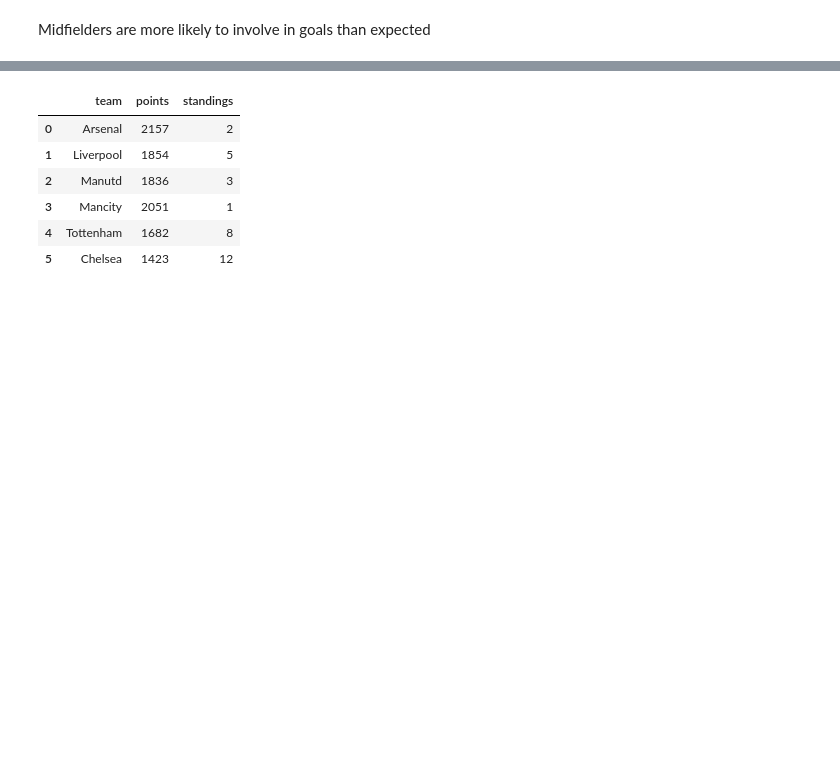
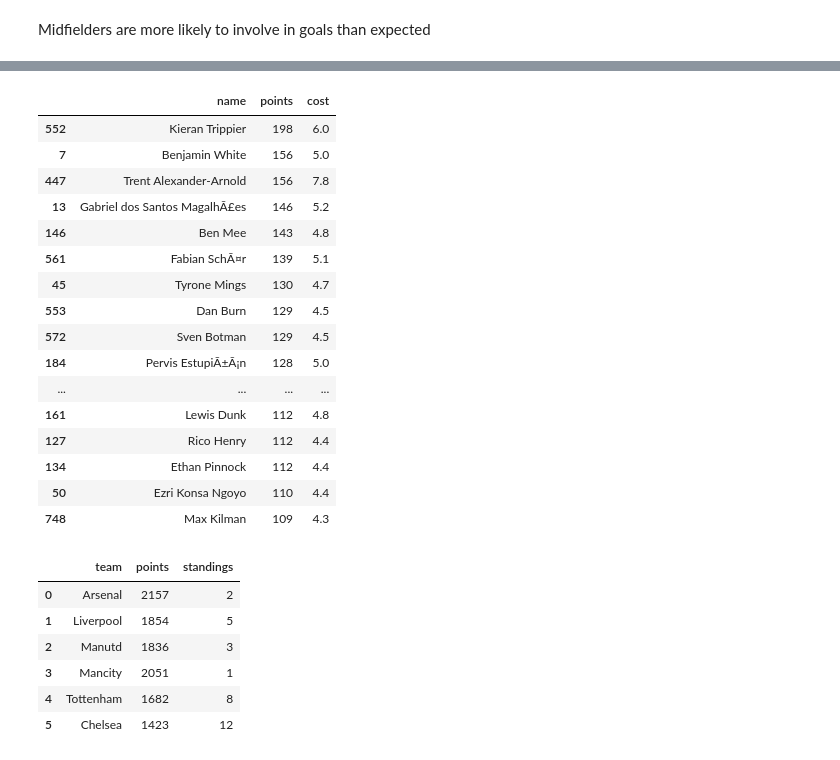
Before and after one commit to borhenDH/Fantasy-premier-league-Data-Analysis-and-Visualisation, a Jupyter notebook: analysis.ipynb, the cells around one changed output, grey strips where cells are left out. Saved outputs shown, nothing was run; the diff lists cells and outputs as text; code cells hidden in the pictures; blank space fills up the shorter version.

```diff
--- a/analysis.ipynb
+++ b/analysis.ipynb
@@ -224,3 +280,23 @@ Midfielders are more likely to involve in goals than expected
+# %%
+defenders_stats.head(20)
+# %% [output]
+|  | name | points | cost |
+| 552 | Kieran Trippier | 198 | 6.0 |
+| 7 | Benjamin White | 156 | 5.0 |
+| 447 | Trent Alexander-Arnold | 156 | 7.8 |
+| 13 | Gabriel dos Santos MagalhÃ£es | 146 | 5.2 |
+| 146 | Ben Mee | 143 | 4.8 |
+| 561 | Fabian SchÃ¤r | 139 | 5.1 |
+| 45 | Tyrone Mings | 130 | 4.7 |
+| 553 | Dan Burn | 129 | 4.5 |
+| 572 | Sven Botman | 129 | 4.5 |
+| 184 | Pervis EstupiÃ±Ã¡n | 128 | 5.0 |
+| ... | ... | ... | ... |
+| 161 | Lewis Dunk | 112 | 4.8 |
+| 127 | Rico Henry | 112 | 4.4 |
+| 134 | Ethan Pinnock | 112 | 4.4 |
+| 50 | Ezri Konsa Ngoyo | 110 | 4.4 |
+| 748 | Max Kilman | 109 | 4.3 |
 # %%
 ## Top 6
 
```
Also changed, not shown: parts of 5 cells of this notebook.
